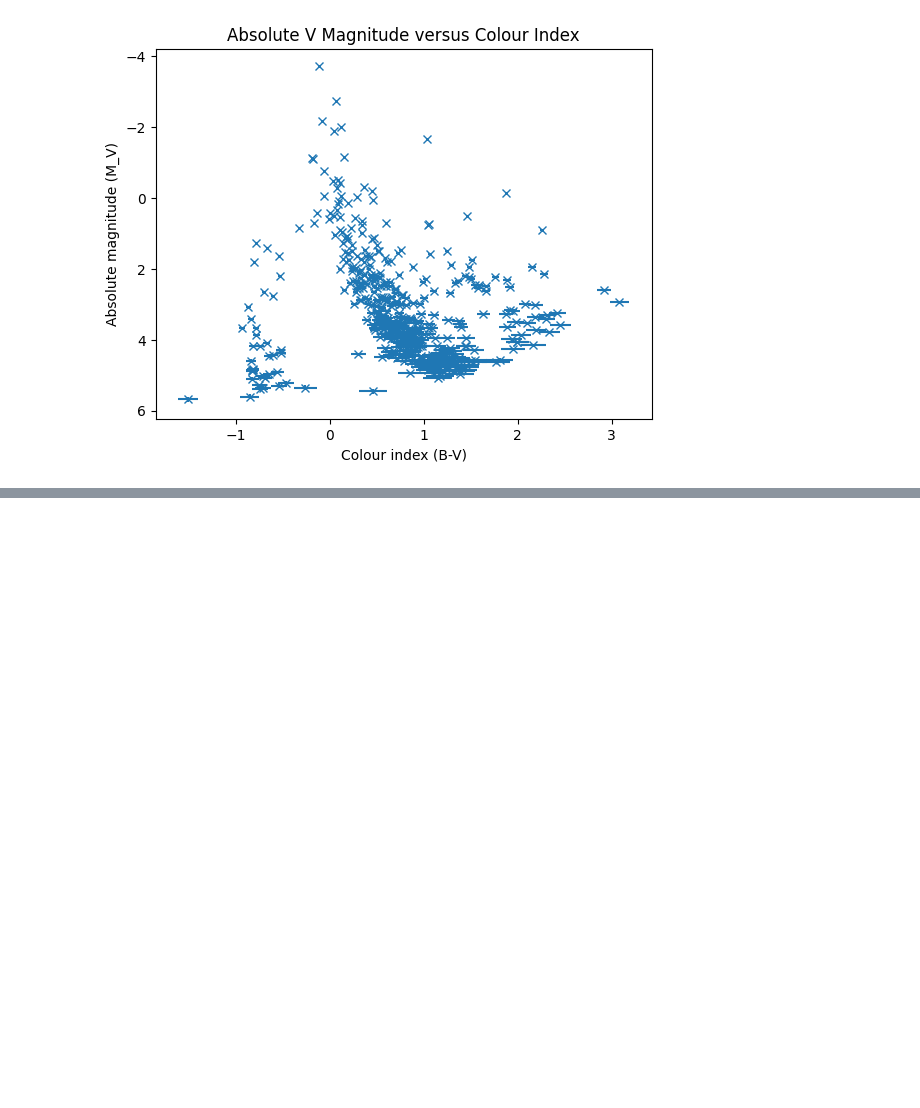
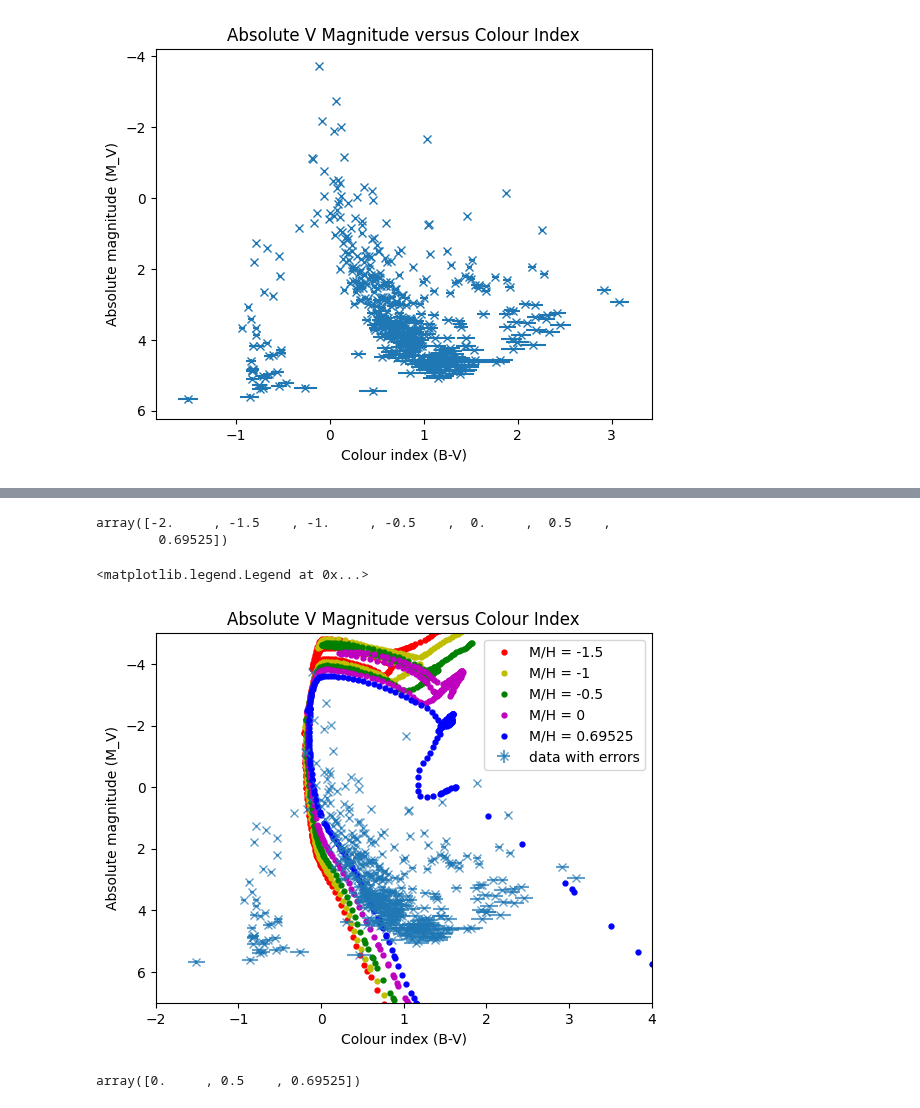
Before and after one commit to Clarke-Henshaw-Miles/extra, a Jupyter notebook: turtle_tree.ipynb, the cells around one changed output, grey strips where cells are left out. Drawn from its saved outputs; the diff is of its cells as text; code cells hidden in the pictures; blank space fills up the shorter version.

```diff
--- a/turtle_tree.ipynb
+++ b/turtle_tree.ipynb
@@ -74,0 +79,56 @@ plt.legend()
+# %%
+ubv_iso_metal, ubv_iso_Bmag, ubv_iso_Vmag = np.loadtxt('finaltry.dat',usecols=(1,29,30),unpack=True)
+# %%
+np.unique(ubv_iso_metal)
+# %% [output]
+array([-2.     , -1.5    , -1.     , -0.5    ,  0.     ,  0.5    ,
+        0.69525])
+# %%
+age1 = np.where(ubv_iso_metal == -1.5)
+age2 = np.where(ubv_iso_metal == -1)
+age3 = np.where(ubv_iso_metal == -0.5)
+age4 = np.where(ubv_iso_metal == 0)
+age5 = np.where(ubv_iso_metal == 0.69525)
+# %%
+Bmags_age1 = ubv_iso_Bmag[age1]
+Vmags_age1 = ubv_iso_Vmag[age1]
+bv1= Bmags_age1 - Vmags_age1
+plt.plot(bv1,Vmags_age1,'ro',markersize = 3.5, label='M/H = -1.5' )
+
+Bmags_age2 = ubv_iso_Bmag[age2]
+Vmags_age2 = ubv_iso_Vmag[age2]
+bv2= Bmags_age2 - Vmags_age2
+plt.plot(bv2,Vmags_age2,'yo',markersize = 3.5, label='M/H = -1' )
+
+Bmags_age3 = ubv_iso_Bmag[age3]
+Vmags_age3 = ubv_iso_Vmag[age3]
+bv3= Bmags_age3 - Vmags_age3
+plt.plot(bv3,Vmags_age3,'go',markersize = 3.5, label='M/H = -0.5' )
+
+Bmags_age4 = ubv_iso_Bmag[age4]
+Vmags_age4 = ubv_iso_Vmag[age4]
+bv4= Bmags_age4 - Vmags_age4
+plt.plot(bv4,Vmags_age4,'o', color = 'm', markersize = 3.5, label='M/H = 0' )
+
+Bmags_age5 = ubv_iso_Bmag[age5]
+Vmags_age5 = ubv_iso_Vmag[age5]
+bv5= Bmags_age5 - Vmags_age5
+plt.plot(bv5,Vmags_age5,'o', color = 'b', markersize = 3.5, label='M/H = 0.69525' )
+
+plt.errorbar(BV, Vabs, xerr=BVerr, yerr=magVerr, fmt='x', alpha=0.7, label='data with errors')
+plt.gca().invert_yaxis()
+plt.xlim(-2,4)
+plt.ylim(7, -5)
+plt.title("Absolute V Magnitude versus Colour Index")
+plt.xlabel("Colour index (B-V)")
+plt.ylabel("Absolute magnitude (M_V)")
+plt.legend()
+# %% [output]
+<matplotlib.legend.Legend at 0x...>
+[figure, added]
+# %%
+ubv_iso_metal, ubv_iso_Bmag, ubv_iso_Vmag = np.loadtxt('tryagain3.dat',usecols=(1,29,30),unpack=True)
+
+np.unique(ubv_iso_metal)
+# %% [output]
+array([0.     , 0.5    , 0.69525])
```
Also changed, not shown: parts of 5 cells of this notebook.
